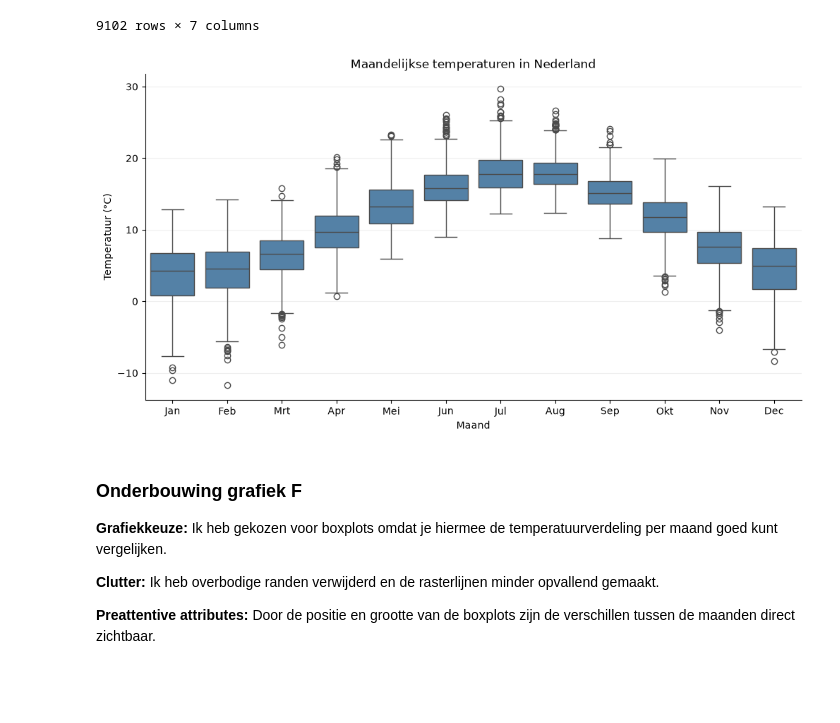
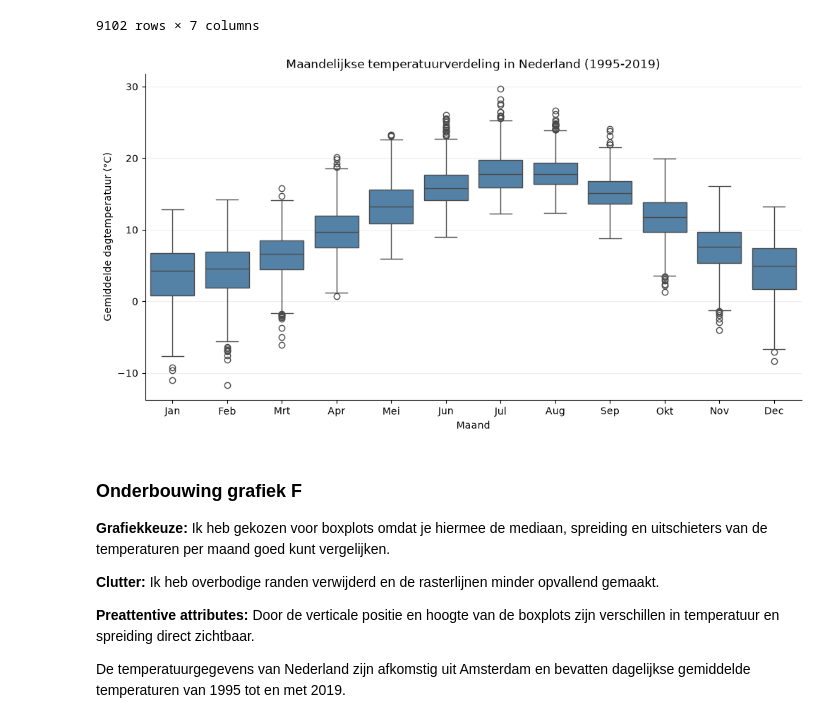
Before and after one commit to KaanAlhan2002/Visualisatie_Storytelling_Deel1_Groep26, a Jupyter notebook: eindopdracht.ipynb, the cells around one changed output. Saved outputs shown, nothing was run; the diff lists cells and outputs as text; code cells hidden in the pictures; blank space fills up the shorter version.

```diff
--- a/eindopdracht.ipynb
+++ b/eindopdracht.ipynb
@@ -198,38 +207,43 @@ display(temperature_f)
 # %%
 plt.figure(figsize=(12, 6))
 
 sns.boxplot(
     data=temperature_f,
     x="Month",
     y="AvgTemperature",
     color="steelblue"
 )
 
-plt.title("Maandelijkse temperaturen in Nederland")
+plt.title("Maandelijkse temperatuurverdeling in Nederland (1995-2019)")
 plt.xlabel("Maand")
-plt.ylabel("Temperatuur (°C)")
+plt.ylabel("Gemiddelde dagtemperatuur (°C)")
 
 plt.xticks(
     range(12),
     ["Jan", "Feb", "Mrt", "Apr", "Mei", "Jun",
      "Jul", "Aug", "Sep", "Okt", "Nov", "Dec"]
 )
 
 plt.grid(axis="y", alpha=0.2)
 sns.despine()
 
 plt.show()
 # %% [output]
-[figure, old version]
+[figure, new version]
 # %% [markdown]
 ### Onderbouwing grafiek F
 
 **Grafiekkeuze:** Ik heb gekozen voor boxplots omdat je
-hiermee de temperatuurverdeling per maand goed kunt vergelijken.
+hiermee de mediaan, spreiding en uitschieters van de
+temperaturen per maand goed kunt vergelijken.
 
 **Clutter:** Ik heb overbodige randen verwijderd en
 de rasterlijnen minder opvallend gemaakt.
 
-**Preattentive attributes:** Door de positie en grootte
-van de boxplots zijn de verschillen tussen de maanden
-direct zichtbaar.
+**Preattentive attributes:** Door de verticale positie
+en hoogte van de boxplots zijn verschillen in temperatuur
+en spreiding direct zichtbaar.
+
+De temperatuurgegevens van Nederland
+zijn afkomstig uit Amsterdam en bevatten dagelijkse
+gemiddelde temperaturen van 1995 tot en met 2019.
```
Also changed, not shown: parts of 3 cells of this notebook.
